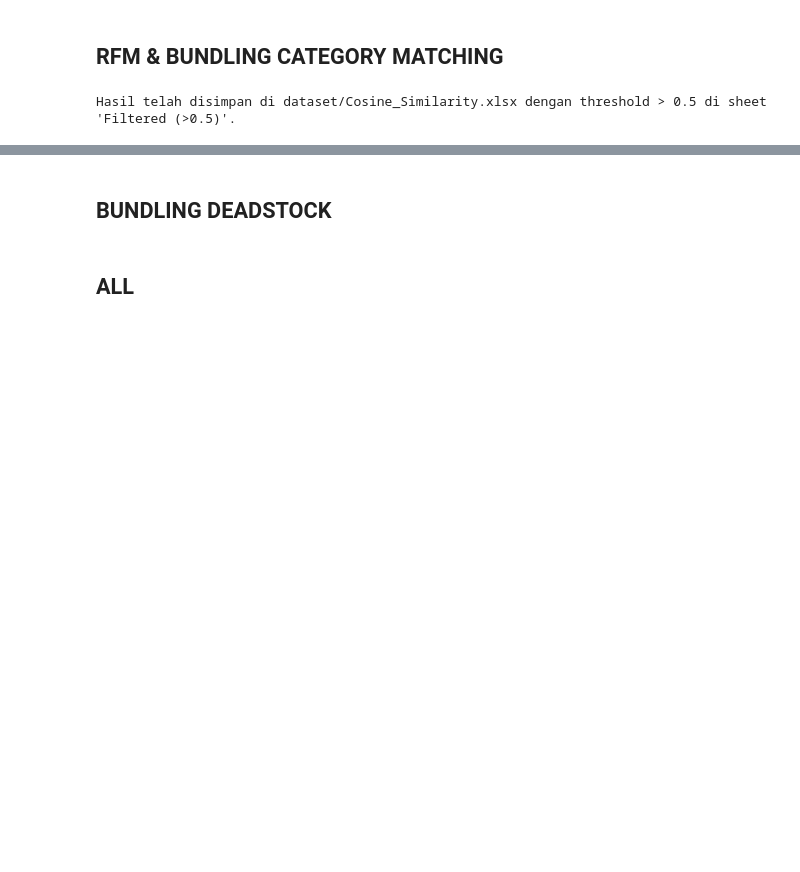
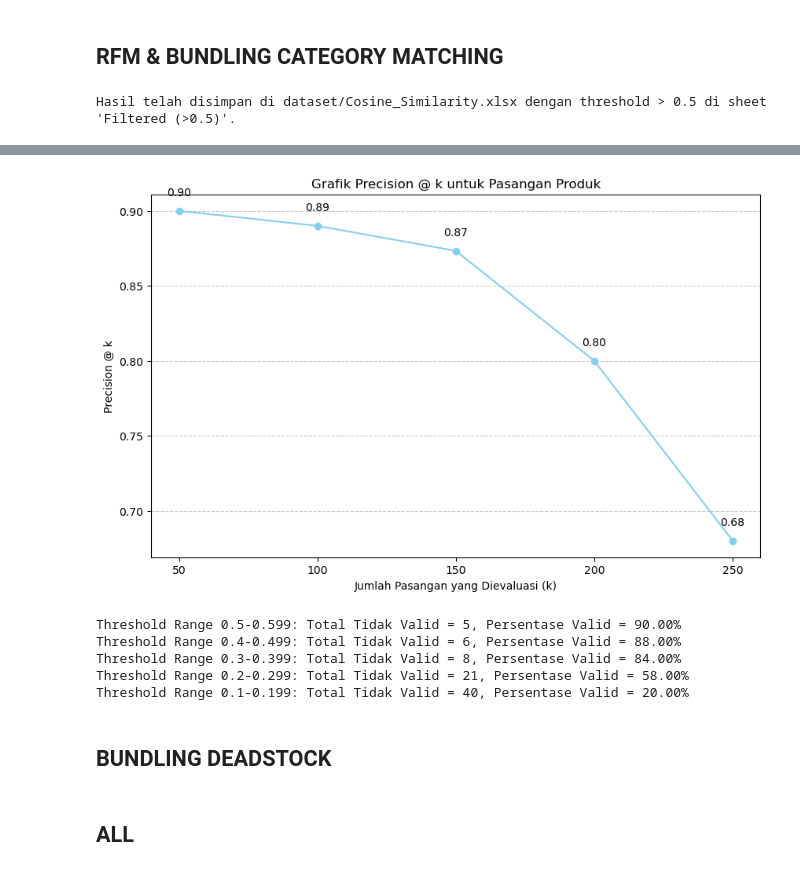
Before and after one commit to kentmaynard/SKRIPSI, a Jupyter notebook: new.ipynb, the cells around one changed output, grey strips where cells are left out. Drawn from its saved outputs; the diff is of its cells as text; code cells hidden in the pictures; blank space fills up the shorter version.

```diff
--- a/new.ipynb
+++ b/new.ipynb
@@ -648,3 +1039,66 @@ Hasil telah disimpan di dataset/Cosine_Similarity.xlsx dengan threshold > 0.5 di
+# %%
+import pandas as pd
+import matplotlib.pyplot as plt
+
+# Path ke file Excel
+file_path = "dataset/Cosine_Similarity_Random_250.xlsx"
+
+# Nama sheet dalam urutan dari threshold tertinggi ke terendah
+sheets = ["Range 0.5-0.599", "Range 0.4-0.499", "Range 0.3-0.399", "Range 0.2-0.299", "Range 0.1-0.199"]
+
+# List untuk menyimpan data dari semua sheet
+all_data = []
+
+# Membaca data dari setiap sheet
+for sheet in sheets:
+    df = pd.read_excel(file_path, sheet_name=sheet)
+    all_data.append(df)
+
+# Menggabungkan data dari semua sheet
+combined_df = pd.concat(all_data, ignore_index=True)
+
+# Mengurutkan data berdasarkan similarity score dari tertinggi ke terendah
+combined_df = combined_df.sort_values(by="Similarity Score", ascending=False)
+
+# Menghitung precision @ k
+k_values = [50, 100, 150, 200, 250]
+precision_at_k = []
+
+for k in k_values:
+    top_k = combined_df.head(k)
+    valid_count = top_k["validity"].apply(lambda x: 0 if x == "x" else 1).sum()
+    precision = valid_count / k
+    precision_at_k.append(precision)
+
+# Membuat grafik garis
+plt.figure(figsize=(10, 6))
+plt.plot(k_values, precision_at_k, marker='o', color='skyblue')
+
+# Menambahkan anotasi pada setiap titik
+for i, precision in enumerate(precision_at_k):
+    plt.text(k_values[i], precision + 0.01, f"{precision:.2f}", ha='center')
+
+plt.xlabel("Jumlah Pasangan yang Dievaluasi (k)")
+plt.ylabel("Precision @ k")
+plt.title("Grafik Precision @ k untuk Pasangan Produk")
+plt.xticks(k_values)
+plt.grid(axis="y", linestyle="--", alpha=0.7)
+plt.show()
+
+# Loop untuk membaca setiap sheet dan menghitung
+for sheet in sheets:
+    df = pd.read_excel(file_path, sheet_name=sheet)
+    total_entries = len(df)  # Total jumlah entri di sheet
+    invalid_count = df["validity"].apply(lambda x: 1 if x == "x" else 0).sum()  # Jumlah entri tidak valid
+    valid_percentage = (total_entries - invalid_count) / total_entries * 100  # Persentase valid
+    print(f"Threshold {sheet}: Total Tidak Valid = {invalid_count}, Persentase Valid = {valid_percentage:.2f}%")
+# %% [output]
+[figure, added]
+Threshold Range 0.5-0.599: Total Tidak Valid = 5, Persentase Valid = 90.00%
+Threshold Range 0.4-0.499: Total Tidak Valid = 6, Persentase Valid = 88.00%
+Threshold Range 0.3-0.399: Total Tidak Valid = 8, Persentase Valid = 84.00%
+Threshold Range 0.2-0.299: Total Tidak Valid = 21, Persentase Valid = 58.00%
+Threshold Range 0.1-0.199: Total Tidak Valid = 40, Persentase Valid = 20.00%
 # %% [markdown]
 ## BUNDLING DEADSTOCK
 # %% [markdown]
```
Also changed, not shown: parts of 4 cells of this notebook, 1 other file.
